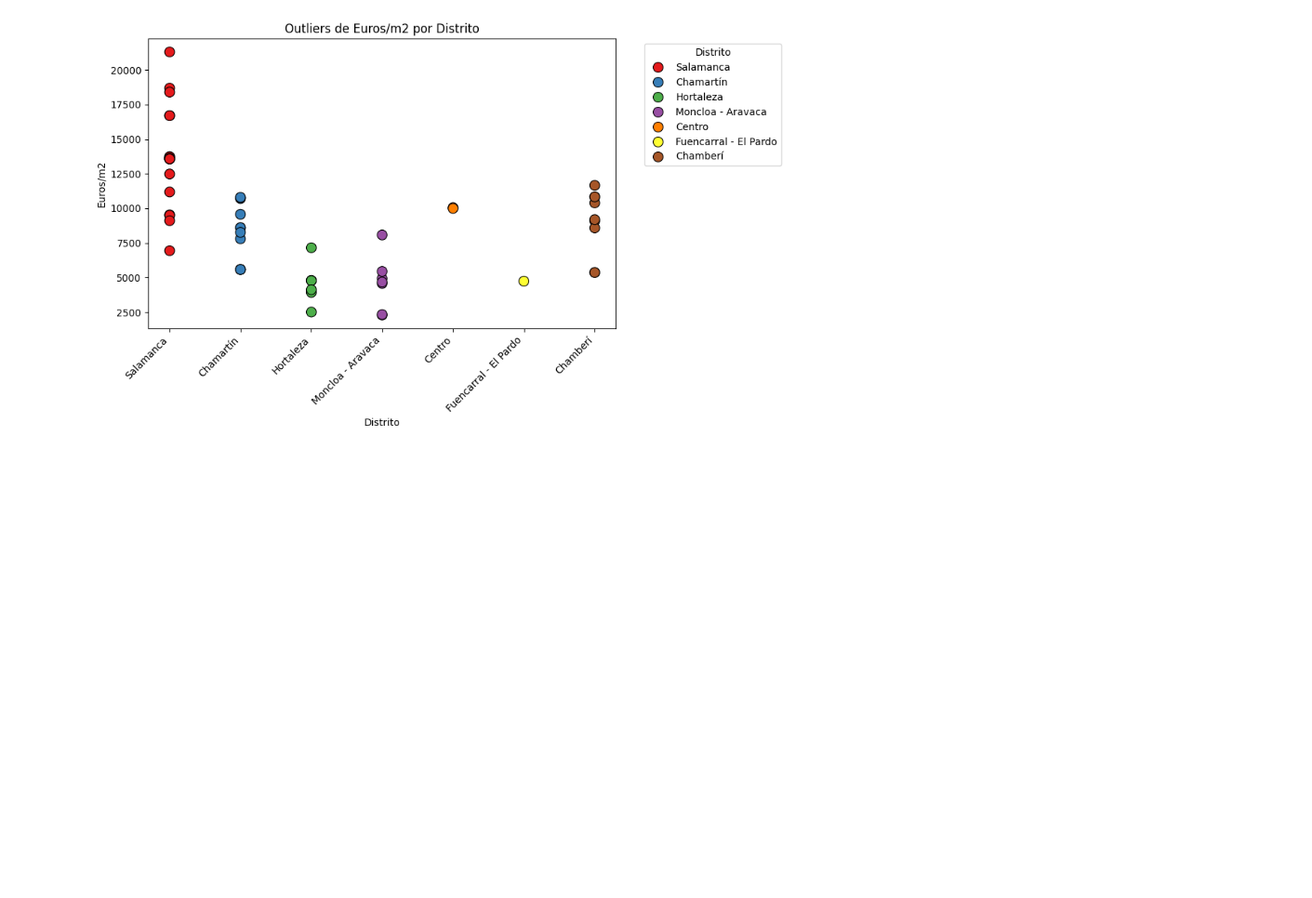
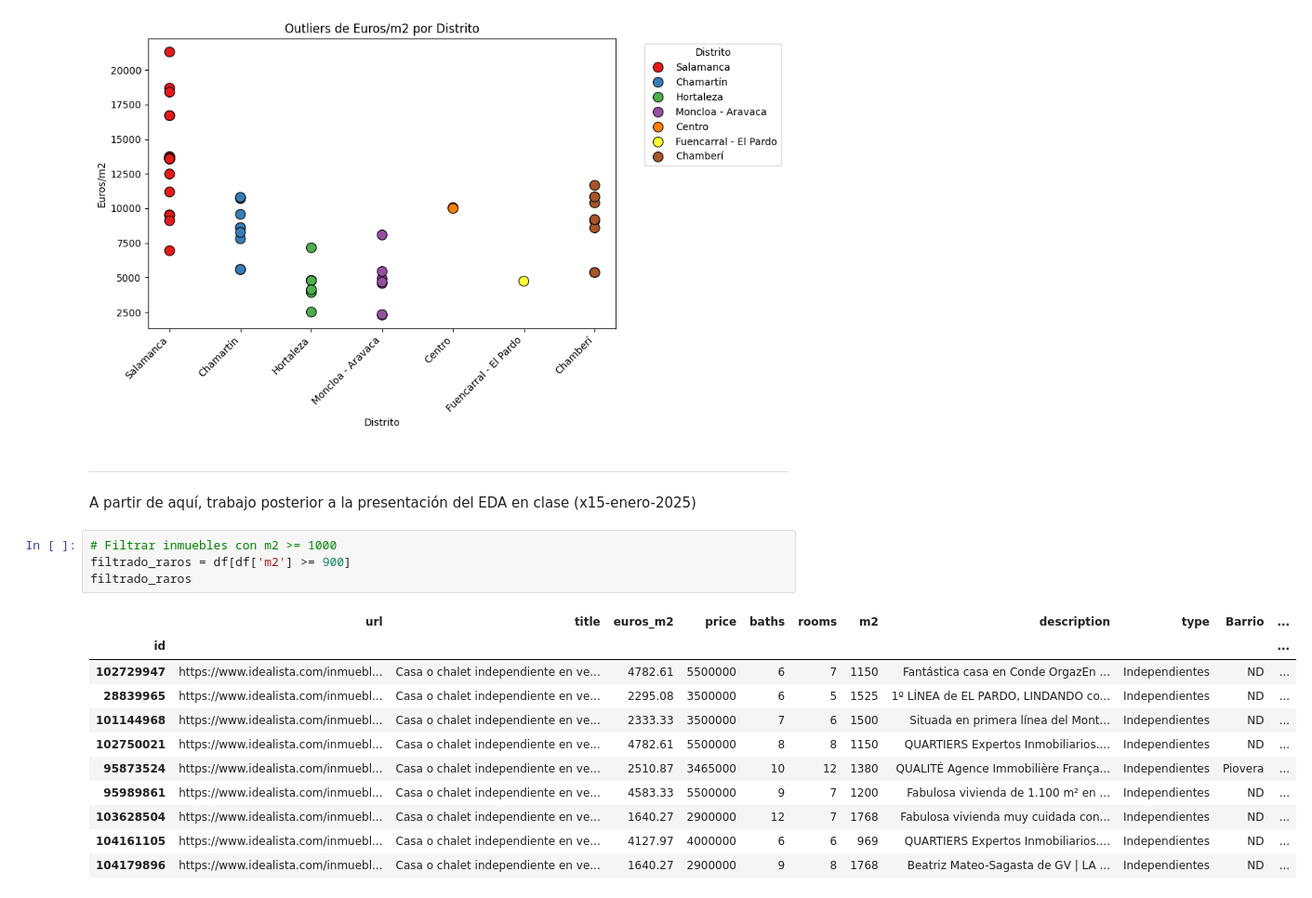
Before and after one commit to angelgvill/DS_Analisis_Datos, a Jupyter notebook: notebooks/02_Analisis_exploratorio.ipynb, the cells around one changed output. Shown at 93% size. Saved outputs shown, nothing was run; the diff lists cells and outputs as text; blank space fills up the shorter version.

```diff
--- a/notebooks/02_Analisis_exploratorio.ipynb
+++ b/notebooks/02_Analisis_exploratorio.ipynb
@@ -886,3 +886,23 @@ plt.tight_layout()
 plt.show()
 # %% [output]
 [figure]
+# %% [markdown]
+_____________________
+# %% [markdown]
+A partir de aquí, trabajo posterior a la presentación del EDA en clase (x15-enero-2025)
+# %%
+# Filtrar inmuebles con m2 >= 1000
+filtrado_raros = df[df['m2'] >= 900]
+filtrado_raros
+# %% [output]
+|  | url | title | euros_m2 | price | baths | rooms | m2 | description | type | Barrio | ... |
+| id |  |  |  |  |  |  |  |  |  |  | ... |
+| 102729947 | https://www.idealista.com/inmuebl... | Casa o chalet independiente en ve... | 4782.61 | 5500000 | 6 | 7 | 1150 | Fantástica casa en Conde OrgazEn ... | Independientes | ND | ... |
+| 28839965 | https://www.idealista.com/inmuebl... | Casa o chalet independiente en ve... | 2295.08 | 3500000 | 6 | 5 | 1525 | 1º LÍNEA de EL PARDO, LINDANDO co... | Independientes | ND | ... |
+| 101144968 | https://www.idealista.com/inmuebl... | Casa o chalet independiente en ve... | 2333.33 | 3500000 | 7 | 6 | 1500 | Situada en primera línea del Mont... | Independientes | ND | ... |
+| 102750021 | https://www.idealista.com/inmuebl... | Casa o chalet independiente en ve... | 4782.61 | 5500000 | 8 | 8 | 1150 | QUARTIERS Expertos Inmobiliarios.... | Independientes | ND | ... |
+| 95873524 | https://www.idealista.com/inmuebl... | Casa o chalet independiente en ve... | 2510.87 | 3465000 | 10 | 12 | 1380 | QUALITÉ Agence Immobilière França... | Independientes | Piovera | ... |
+| 95989861 | https://www.idealista.com/inmuebl... | Casa o chalet independiente en ve... | 4583.33 | 5500000 | 9 | 7 | 1200 | Fabulosa vivienda de 1.100 m² en ... | Independientes | ND | ... |
+| 103628504 | https://www.idealista.com/inmuebl... | Casa o chalet independiente en ve... | 1640.27 | 2900000 | 12 | 7 | 1768 | Fabulosa vivienda muy cuidada con... | Independientes | ND | ... |
+| 104161105 | https://www.idealista.com/inmuebl... | Casa o chalet independiente en ve... | 4127.97 | 4000000 | 6 | 6 | 969 | QUARTIERS Expertos Inmobiliarios.... | Independientes | ND | ... |
+| 104179896 | https://www.idealista.com/inmuebl... | Casa o chalet independiente en ve... | 1640.27 | 2900000 | 9 | 8 | 1768 | Beatriz Mateo-Sagasta de GV | LA ... | Independientes | ND | ... |
```
Also changed, not shown: parts of 1 cell of this notebook, 8 other files.
